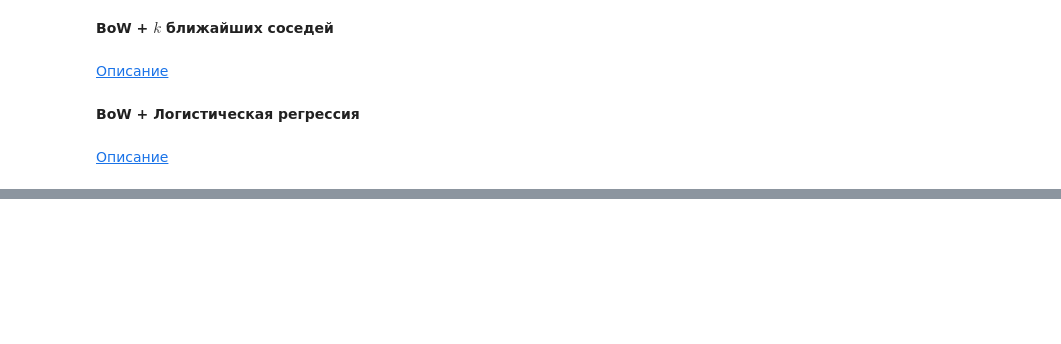
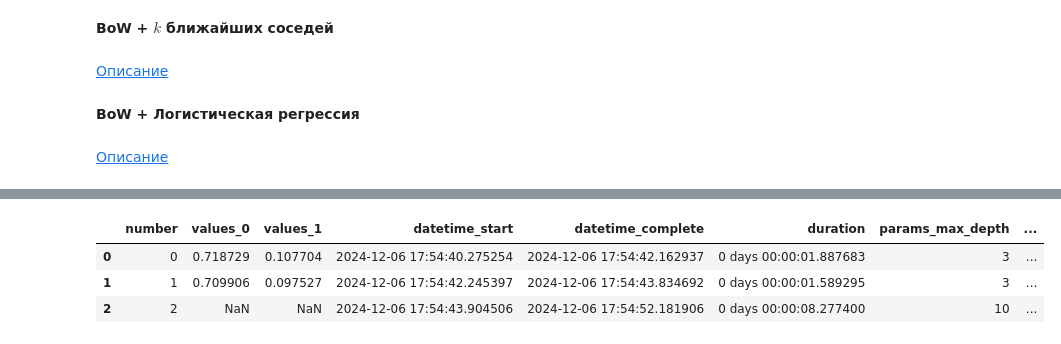
Before and after one commit to sergeiperel/nlp-sentiment-analysis, a Jupyter notebook: model.ipynb, the cells around one changed output, grey strips where cells are left out. Drawn from its saved outputs; the diff is of its cells as text; code cells hidden in the pictures; blank space fills up the shorter version.

Commit message:
Добавил (catboost + optuna) + ссылки на словарный подход

```diff
--- a/model.ipynb
+++ b/model.ipynb
@@ -56,0 +107,5 @@ Number of mislabeled points out of a total 74993 points : 26428
+# %%
+study = optuna.create_study(
+    directions=['maximize', 'minimize'],
+    sampler=optuna.samplers.TPESampler()
+)
@@ -56,0 +148,7 @@ Number of mislabeled points out of a total 74993 points : 26428
+# %%
+study.trials_dataframe().sort_values(['values_0', 'values_1'], ascending=[False, True])
+# %% [output]
+|  | number | values_0 | values_1 | datetime_start | datetime_complete | duration | params_max_depth | ... |
+| 0 | 0 | 0.718729 | 0.107704 | 2024-12-06 17:54:40.275254 | 2024-12-06 17:54:42.162937 | 0 days 00:00:01.887683 | 3 | ... |
+| 1 | 1 | 0.709906 | 0.097527 | 2024-12-06 17:54:42.245397 | 2024-12-06 17:54:43.834692 | 0 days 00:00:01.589295 | 3 | ... |
+| 2 | 2 | NaN | NaN | 2024-12-06 17:54:43.904506 | 2024-12-06 17:54:52.181906 | 0 days 00:00:08.277400 | 10 | ... |
```
Also changed, not shown: parts of 14 cells of this notebook.
